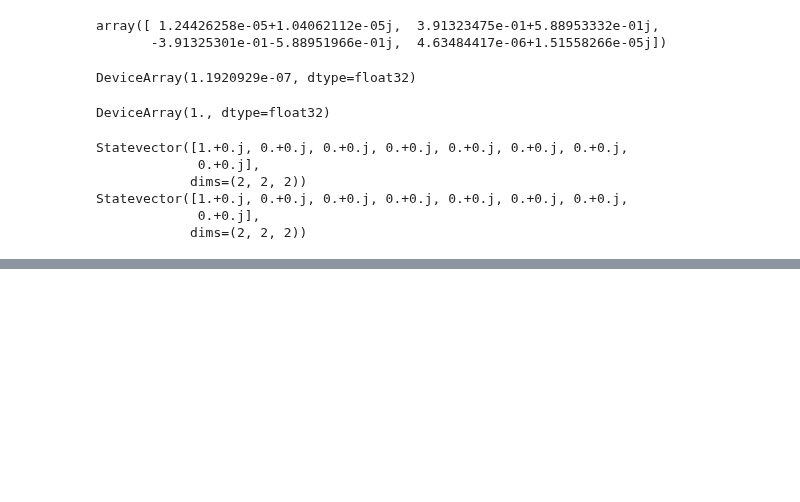
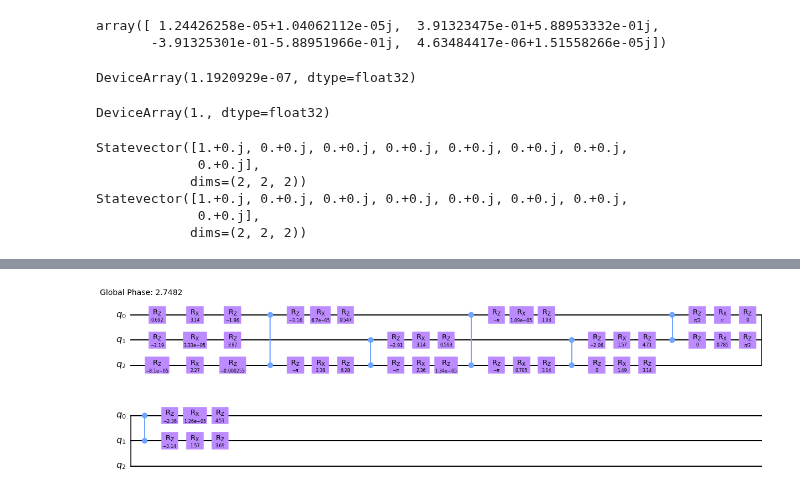
Before and after one commit to idnm/cpflow, a Jupyter notebook: paper/peppar.ipynb, the cells around one changed output, grey strips where cells are left out. Drawn from its saved outputs; the diff is of its cells as text; code cells hidden in the pictures; blank space fills up the shorter version.

```diff
--- a/paper/peppar.ipynb
+++ b/paper/peppar.ipynb
@@ -670,0 +821,4 @@ Statevector([1.+0.j, 0.+0.j, 0.+0.j, 0.+0.j, 0.+0.j, 0.+0.j, 0.+0.j,
+# %%
+qc.draw(output='mpl')
+# %% [output]
+[figure, added]
```
Also changed, not shown: parts of 12 cells of this notebook, 1 other file.
